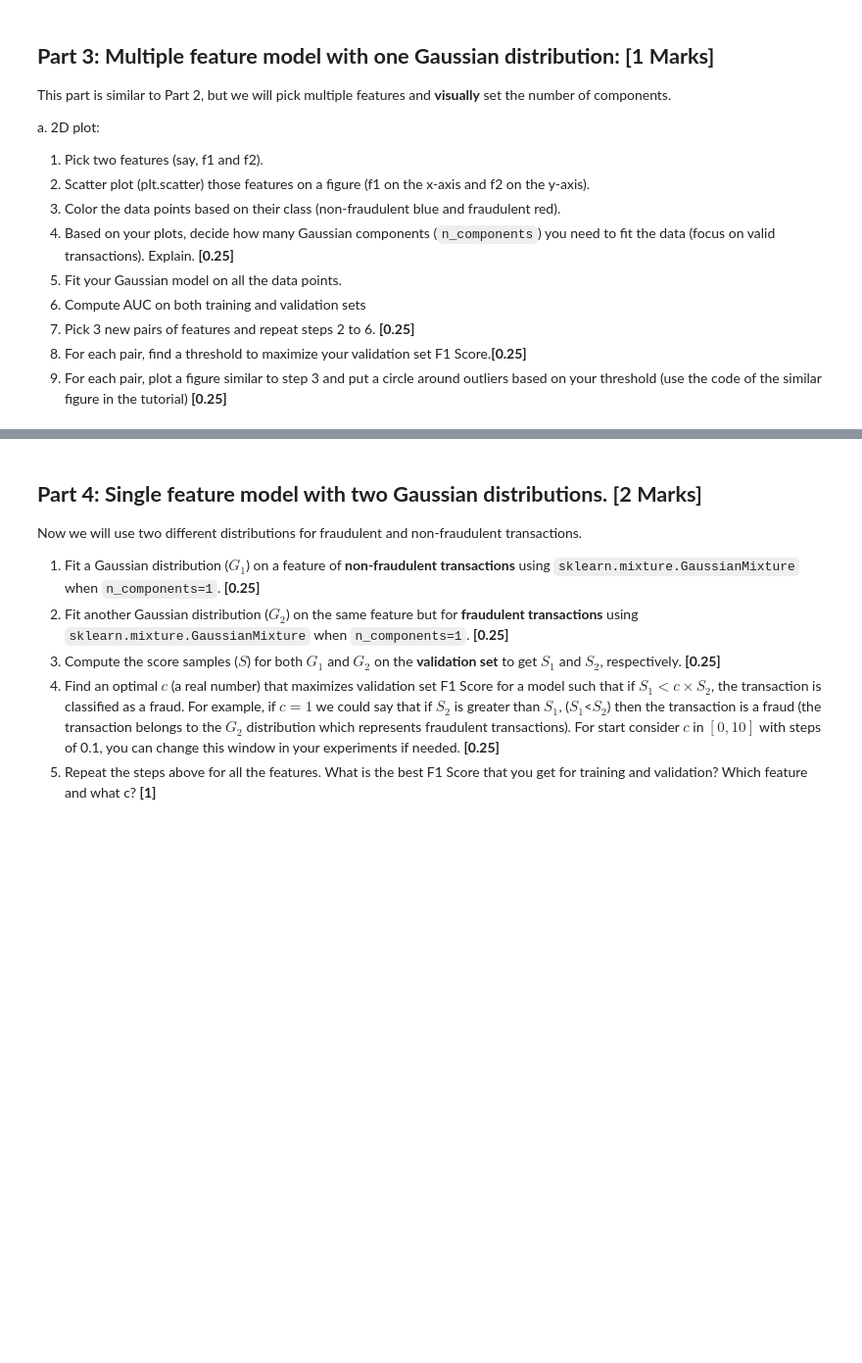
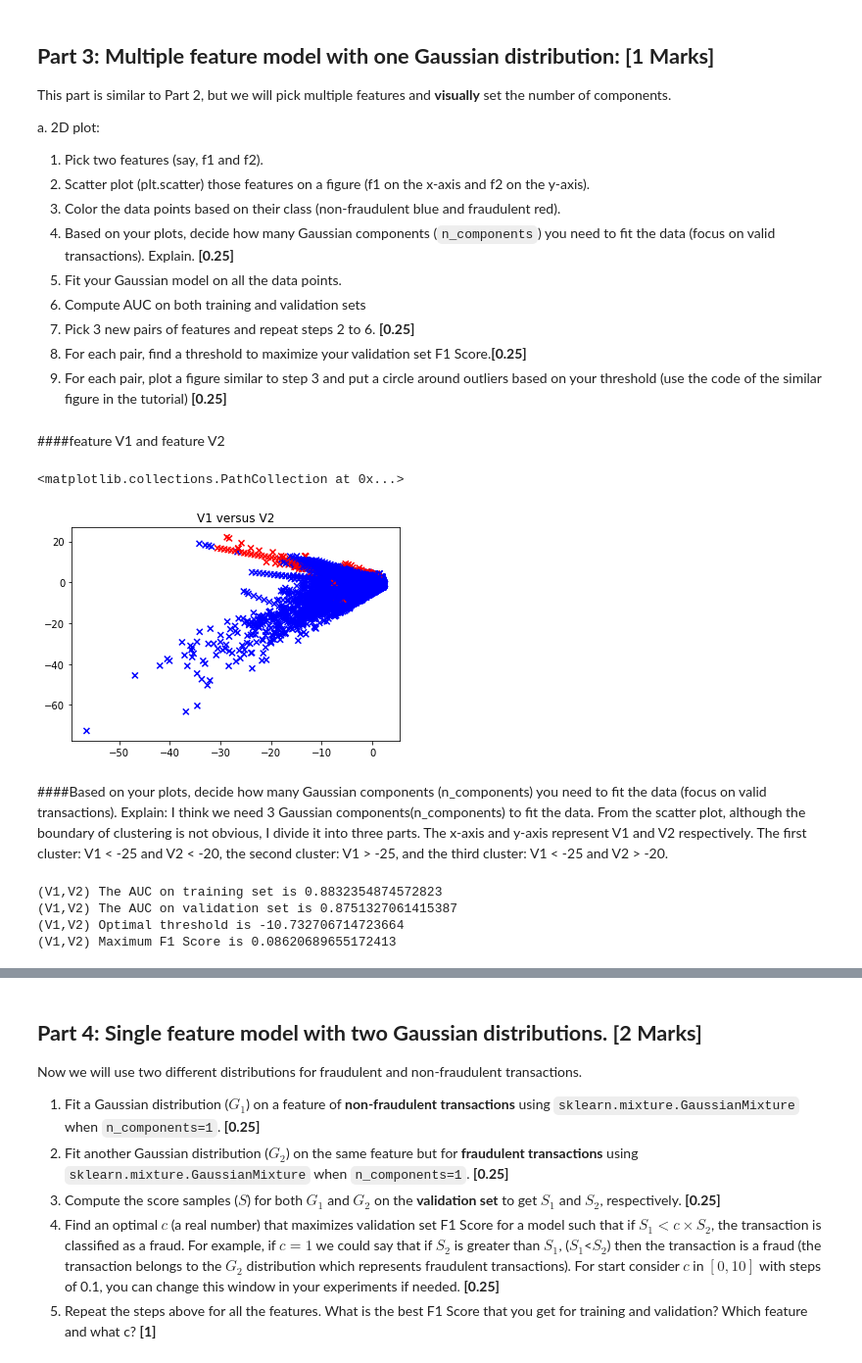
Before and after one commit to utYiwei/Project_2, a Jupyter notebook: F21_APS1070_Project_2.ipynb, the cells around one changed output, grey strips where cells are left out. Shown: that part at 98% size. Saved outputs shown, nothing was run; the diff lists cells and outputs as text; code cells hidden in the pictures; blank space fills up the shorter version.

```diff
--- a/F21_APS1070_Project_2.ipynb
+++ b/F21_APS1070_Project_2.ipynb
@@ -62,3 +114,15 @@ X_train, X_val, X_test, y_train, y_val, y_test = 0, 0, 0, 0, 0, 0
+# %%
+#split the dataset
+X = df.drop(columns=['Class'])
+y_true = df['Class']
+
+X_train, X_valtest, y_train, y_valtest = train_test_split(X, y_true, train_size=0.7, random_state=0)
+X_val, X_test, y_val, y_test = train_test_split(X_valtest, y_valtest, test_size=0.5, random_state=0)
+
+#training set, validation set, and testing set
+#print(X_train)
+#print(X_val)
+#print(X_test)
 # %% [markdown]
 Now, let's take a look at the difference in distribution for some variables between fraudulent and non-fraudulent transactions:
 # %%
@@ -115,0 +344,44 @@ This part is similar to Part 2, but we will pick multiple features and **visuall
+# %% [markdown]
+####feature V1 and feature V2
+# %%
+#Scatter plot two features(V1,V2)
+map_color = {0: 'b', 1: 'r'}
+color = list(map(lambda x: map_color[x], y_true))
+plt.title('V1 versus V2')
+plt.scatter(df.loc[:,['V1']],df.loc[:,['V2']],marker="x",c = color)
+# %% [output]
+<matplotlib.collections.PathCollection at 0x...>
+[figure, added]
+# %% [markdown]
+####Based on your plots, decide how many Gaussian components (n_components) you need to fit the data (focus on valid transactions). Explain:
+I think we need 3 Gaussian components(n_components) to fit the data. From the scatter plot, although the boundary of clustering is not obvious, I divide it into three parts. The x-axis and y-axis represent V1 and V2 respectively. The first cluster: V1 < -25 and V2 < -20, the second cluster: V1 > -25, and the third cluster: V1 < -25 and V2 > -20.
+# %%
+#features(V1, V2)
+#fit Gaussian model on all the data points
+V1V2gm = GaussianMixture(n_components = 3,
+                         covariance_type = 'full', random_state=0, )
+V1V2gm.fit(X.loc[:,['V1','V2']])
+
+#compute AUC on training and validation sets
+p_V1V2tragm = V1V2gm.score_samples(X_train.loc[:,['V1','V2']])
+V1V2train_auc = metrics.roc_auc_score(y_train, 1-p_V1V2tragm )
+
+p_V1V2valgm = V1V2gm.score_samples(X_val.loc[:,["V1","V2"]])
+V1V2val_auc = metrics.roc_auc_score(y_val, 1-p_V1V2valgm )
+
+print('(V1,V2) The AUC on training set is', V1V2train_auc)
+print('(V1,V2) The AUC on validation set is', V1V2val_auc)
+
+#find a threshold to maximize your validation set F1 Score
+thresholds = sorted(list(set(p_V1V2valgm[y_val == 1])))
+f1score = []
+for t in thresholds:
+  pred_val = (p_V1V2valgm < t).astype(int)
+  f1score.append(f1_score(y_val, pred_val))
+print('(V1,V2) Optimal threshold is', thresholds[f1score.index(max(f1score))])
+print('(V1,V2) Maximum F1 Score is', max(f1score))
+# %% [output]
+(V1,V2) The AUC on training set is 0.8832354874572823
+(V1,V2) The AUC on validation set is 0.8751327061415387
+(V1,V2) Optimal threshold is -10.732706714723664
+(V1,V2) Maximum F1 Score is 0.08620689655172413
```
Also changed, not shown: parts of 66 cells of this notebook.
